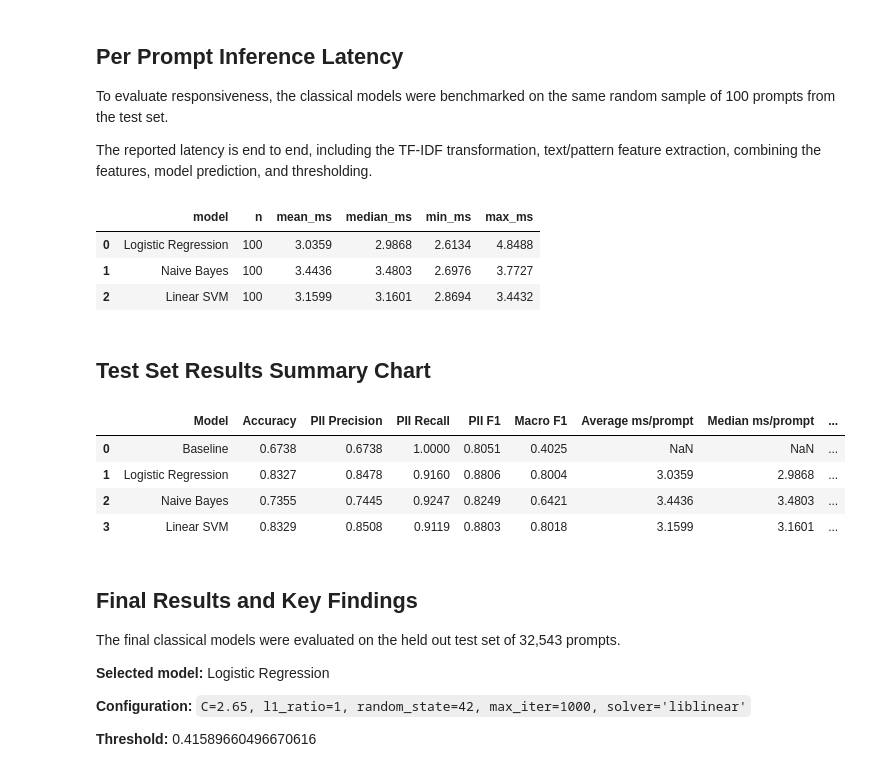
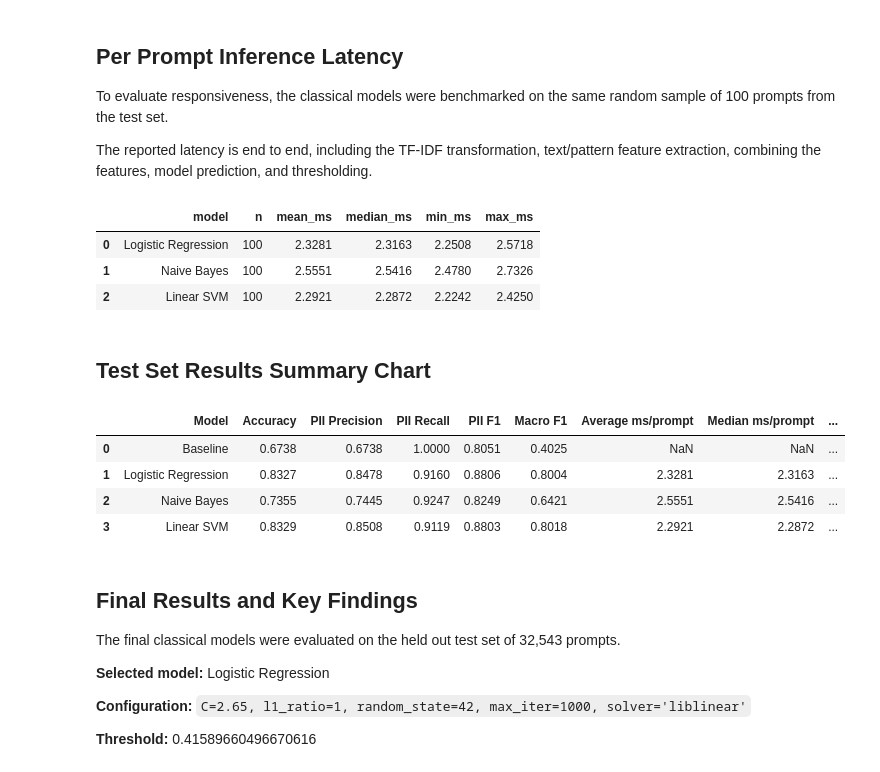
Before and after one commit to Cyber-207/cyber207_specialized_PII_detection_comparison, a Jupyter notebook: notebooks/03_classical_models.ipynb, the cells around one changed output. Saved outputs shown, nothing was run; the diff lists cells and outputs as text; code cells hidden in the pictures.

```diff
--- a/notebooks/03_classical_models.ipynb
+++ b/notebooks/03_classical_models.ipynb
@@ -997,10 +1001,23 @@ To evaluate responsiveness, the classical models were benchmarked on the same ra
 
 The reported latency is end to end, including the TF-IDF transformation, text/pattern feature extraction, combining the features, model prediction, and thresholding.
 # %%
-# load the fitted preprocessing objects
-tfidf_vectorizer = joblib.load(FEATURE_DIR / 'tfidf_vectorizer.joblib')
-text_feature_scaler = joblib.load(FEATURE_DIR / 'text_feature_scaler.joblib')
-pattern_feature_scaler = joblib.load(FEATURE_DIR / 'pattern_feature_scaler.joblib')
+# load the fitted preprocessing objects; the .joblib artifacts are local to 02 (not
+# committed), so refit from the frozen train split on a clean clone (same config, train-only)
+_joblibs = [FEATURE_DIR / 'tfidf_vectorizer.joblib',
+            FEATURE_DIR / 'text_feature_scaler.joblib',
+            FEATURE_DIR / 'pattern_feature_scaler.joblib']
+if all(p.exists() for p in _joblibs):
+    tfidf_vectorizer = joblib.load(_joblibs[0])
+    text_feature_scaler = joblib.load(_joblibs[1])
+    pattern_feature_scaler = joblib.load(_joblibs[2])
+else:
+    print('transformer .joblib files not found -> refitting from the frozen train split ...')
+    from sklearn.feature_extraction.text import TfidfVectorizer
+    from sklearn.preprocessing import MinMaxScaler
+    _tr = pd.read_parquet(repo_root / 'data_splits/train.parquet')['text'].fillna('')
+    tfidf_vectorizer = TfidfVectorizer(lowercase=True, ngram_range=(1, 2), min_df=2, max_features=50000).fit(_tr)
+    text_feature_scaler = MinMaxScaler().fit(extract_text_features(_tr))
+    pattern_feature_scaler = MinMaxScaler().fit(extract_pattern_features(_tr))
 
 # converts a raw prompt into the combined feature representation
 def featurize_prompt(text):
@@ -1093,36 +1110,36 @@ for index in timing_indices:
     prediction = int(score >= svm_threshold)
 
     svm_latencies.append((time.perf_counter() - start) * 1000)
 
 latency['Linear SVM'] = {
     'mean_ms': np.mean(svm_latencies),
     'median_ms': np.median(svm_latencies),
     'min_ms': np.min(svm_latencies),
     'max_ms': np.max(svm_latencies),
 }
 latency_df = pd.DataFrame(latency).T
 
 # match current latency_benchmark.csv stuff
 latency_df.index.name = 'model'
 latency_df.insert(0, 'n', len(timing_indices))
 latency_df = latency_df.reset_index()
 
 latency_path = repo_root / 'results/latency_benchmark.csv'
 latency_benchmark = pd.read_csv(latency_path)
 
 # remove old classical rows before adding the new measurements
 latency_benchmark = latency_benchmark[~latency_benchmark['model'].isin(latency_df['model'])]
 
 latency_benchmark = pd.concat([latency_benchmark, latency_df], ignore_index=True)
 
 latency_benchmark.to_csv(latency_path, index=False)
 
 latency_df.round(4)
 # %% [output]
 |  | model | n | mean_ms | median_ms | min_ms | max_ms |
-| 0 | Logistic Regression | 100 | 3.0359 | 2.9868 | 2.6134 | 4.8488 |
-| 1 | Naive Bayes | 100 | 3.4436 | 3.4803 | 2.6976 | 3.7727 |
-| 2 | Linear SVM | 100 | 3.1599 | 3.1601 | 2.8694 | 3.4432 |
+| 0 | Logistic Regression | 100 | 2.3281 | 2.3163 | 2.2508 | 2.5718 |
+| 1 | Naive Bayes | 100 | 2.5551 | 2.5416 | 2.4780 | 2.7326 |
+| 2 | Linear SVM | 100 | 2.2921 | 2.2872 | 2.2242 | 2.4250 |
 # %% [markdown]
 ## Test Set Results Summary Chart
 # %%
@@ -1156,9 +1173,9 @@ comparison_results
 # %% [output]
 |  | Model | Accuracy | PII Precision | PII Recall | PII F1 | Macro F1 | Average ms/prompt | Median ms/prompt | ... |
 | 0 | Baseline | 0.6738 | 0.6738 | 1.0000 | 0.8051 | 0.4025 | NaN | NaN | ... |
-| 1 | Logistic Regression | 0.8327 | 0.8478 | 0.9160 | 0.8806 | 0.8004 | 3.0359 | 2.9868 | ... |
-| 2 | Naive Bayes | 0.7355 | 0.7445 | 0.9247 | 0.8249 | 0.6421 | 3.4436 | 3.4803 | ... |
-| 3 | Linear SVM | 0.8329 | 0.8508 | 0.9119 | 0.8803 | 0.8018 | 3.1599 | 3.1601 | ... |
+| 1 | Logistic Regression | 0.8327 | 0.8478 | 0.9160 | 0.8806 | 0.8004 | 2.3281 | 2.3163 | ... |
+| 2 | Naive Bayes | 0.7355 | 0.7445 | 0.9247 | 0.8249 | 0.6421 | 2.5551 | 2.5416 | ... |
+| 3 | Linear SVM | 0.8329 | 0.8508 | 0.9119 | 0.8803 | 0.8018 | 2.2921 | 2.2872 | ... |
 # %% [markdown]
 ## Final Results and Key Findings
 
```
Also changed, not shown: parts of 7 cells of this notebook, 27 other files.
